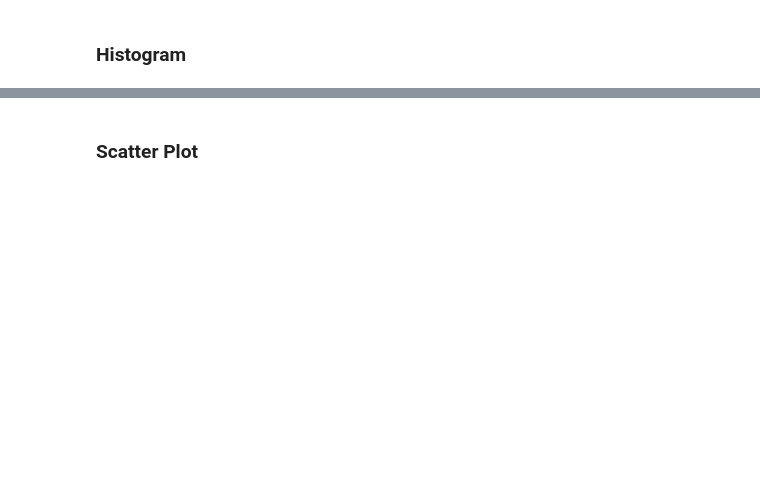
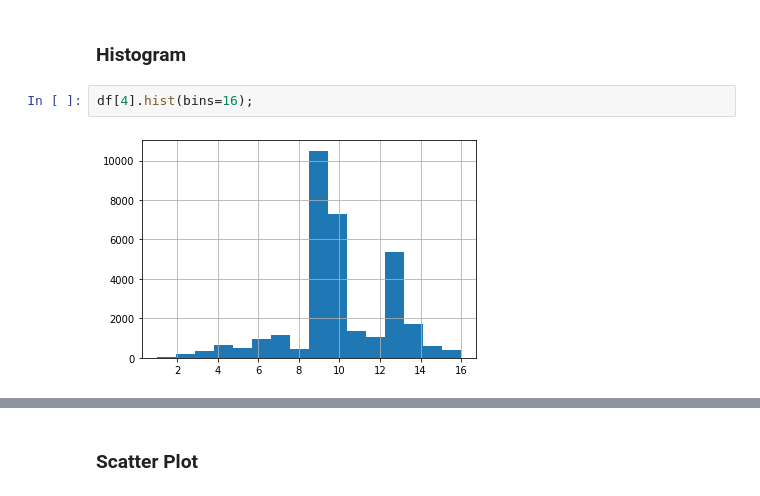
Before and after one commit to samanthagatt/DS-Unit-1-Sprint-1-Data-Wrangling-and-Storytelling, a Jupyter notebook: module1-exploratory-data-analysis/LS_DS_111_Exploratory_Data_Analysis.ipynb, the cells around one changed output, grey strips where cells are left out. Saved outputs shown, nothing was run; the diff lists cells and outputs as text; blank space fills up the shorter version.

```diff
--- a/module1-exploratory-data-analysis/LS_DS_111_Exploratory_Data_Analysis.ipynb
+++ b/module1-exploratory-data-analysis/LS_DS_111_Exploratory_Data_Analysis.ipynb
@@ -236,2 +485,6 @@ Why might it be important for us to be able to visualize how our data is distrib
 # %% [markdown]
 ### Histogram
+# %%
+df[4].hist(bins=16);
+# %% [output]
+[figure, added]
```
Also changed, not shown: parts of 30 cells of this notebook.
